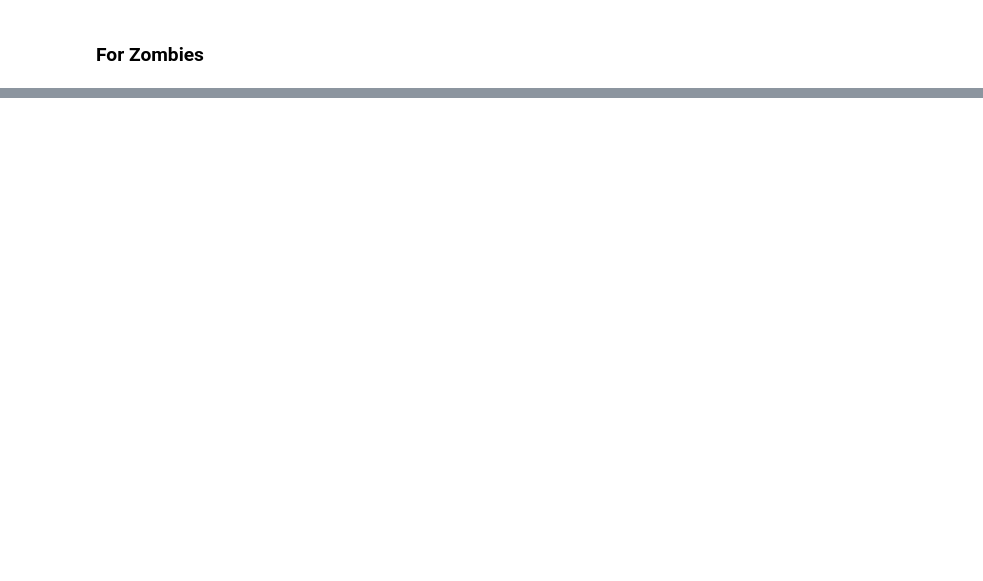
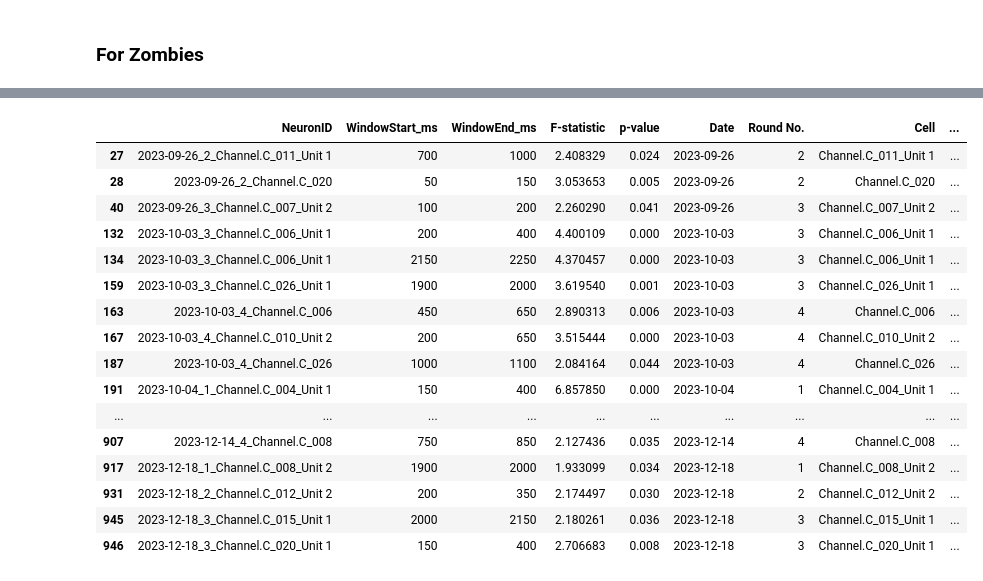
Before and after one commit to EdConnorLab/Julie, a Jupyter notebook: notebooks/generating_files_for_ed.ipynb, the cells around one changed output, grey strips where cells are left out. Cells and saved outputs as stored; diff of their text form; code cells hidden in the pictures; blank space fills up the shorter version.

```diff
--- a/notebooks/generating_files_for_ed.ipynb
+++ b/notebooks/generating_files_for_ed.ipynb
@@ -180,0 +172,5 @@ zom_perm_results, zom_sig_results = run_permutation_anova_by_window(zombies_df,
+# %%
+# Detected windows
+zombies_results_df = pd.DataFrame(results)
+zombies_results_df = zombies_results_df.sort_values(by=['NeuronID'])
+zombies_results_df.head()
@@ -180,0 +184,15 @@ zom_perm_results, zom_sig_results = run_permutation_anova_by_window(zombies_df,
+# %%
+# Extract spike counts in the windows
+zombies_extracted_spikes_df = extract_spike_counts_from_windows(zombies_results_df)
+# %%
+# Run Perm ANOVA on BestFrans
+zombies_df = zombies_extracted_spikes_df[zombies_extracted_spikes_df['MonkeyGroup'] == monkey_group]
+_, zom_sig_results = run_permutation_anova_by_window(zombies_df,
+                                category_col='MonkeyName',
+                                neuron_col='NeuronID',
+                                count_col='SpikeCount',
+                                window_start_col='WindowStart_ms',
+                                window_end_col='WindowEnd_ms',
+                                n_permutations=1000,
+                                alpha=0.05,
+                                plot=False)
@@ -180,0 +226,5 @@ zom_perm_results, zom_sig_results = run_permutation_anova_by_window(zombies_df,
+# %%
+zom_sig_copy= zom_sig_results.copy()
+zom_sig_copy[['Date', 'Round No.', 'Cell']] = zom_sig_results['NeuronID'].str.split('_', n=2, expand=True)
+zom_sig_copy['Time Window'] = list(zip(zom_sig_copy['WindowStart_ms'], zom_sig_copy['WindowEnd_ms']))
+zom_sig_copy.head() # --- save this and share with Ed !!
@@ -180,0 +238,20 @@ zom_perm_results, zom_sig_results = run_permutation_anova_by_window(zombies_df,
+# %%
+zom_sig_copy
+# %% [output]
+|  | NeuronID | WindowStart_ms | WindowEnd_ms | F-statistic | p-value | Date | Round No. | Cell | ... |
+| 27 | 2023-09-26_2_Channel.C_011_Unit 1 | 700 | 1000 | 2.408329 | 0.024 | 2023-09-26 | 2 | Channel.C_011_Unit 1 | ... |
+| 28 | 2023-09-26_2_Channel.C_020 | 50 | 150 | 3.053653 | 0.005 | 2023-09-26 | 2 | Channel.C_020 | ... |
+| 40 | 2023-09-26_3_Channel.C_007_Unit 2 | 100 | 200 | 2.260290 | 0.041 | 2023-09-26 | 3 | Channel.C_007_Unit 2 | ... |
+| 132 | 2023-10-03_3_Channel.C_006_Unit 1 | 200 | 400 | 4.400109 | 0.000 | 2023-10-03 | 3 | Channel.C_006_Unit 1 | ... |
+| 134 | 2023-10-03_3_Channel.C_006_Unit 1 | 2150 | 2250 | 4.370457 | 0.000 | 2023-10-03 | 3 | Channel.C_006_Unit 1 | ... |
+| 159 | 2023-10-03_3_Channel.C_026_Unit 1 | 1900 | 2000 | 3.619540 | 0.001 | 2023-10-03 | 3 | Channel.C_026_Unit 1 | ... |
+| 163 | 2023-10-03_4_Channel.C_006 | 450 | 650 | 2.890313 | 0.006 | 2023-10-03 | 4 | Channel.C_006 | ... |
+| 167 | 2023-10-03_4_Channel.C_010_Unit 2 | 200 | 650 | 3.515444 | 0.000 | 2023-10-03 | 4 | Channel.C_010_Unit 2 | ... |
+| 187 | 2023-10-03_4_Channel.C_026 | 1000 | 1100 | 2.084164 | 0.044 | 2023-10-03 | 4 | Channel.C_026 | ... |
+| 191 | 2023-10-04_1_Channel.C_004_Unit 1 | 150 | 400 | 6.857850 | 0.000 | 2023-10-04 | 1 | Channel.C_004_Unit 1 | ... |
+| ... | ... | ... | ... | ... | ... | ... | ... | ... | ... |
+| 907 | 2023-12-14_4_Channel.C_008 | 750 | 850 | 2.127436 | 0.035 | 2023-12-14 | 4 | Channel.C_008 | ... |
+| 917 | 2023-12-18_1_Channel.C_008_Unit 2 | 1900 | 2000 | 1.933099 | 0.034 | 2023-12-18 | 1 | Channel.C_008_Unit 2 | ... |
+| 931 | 2023-12-18_2_Channel.C_012_Unit 2 | 200 | 350 | 2.174497 | 0.030 | 2023-12-18 | 2 | Channel.C_012_Unit 2 | ... |
+| 945 | 2023-12-18_3_Channel.C_015_Unit 1 | 2000 | 2150 | 2.180261 | 0.036 | 2023-12-18 | 3 | Channel.C_015_Unit 1 | ... |
+| 946 | 2023-12-18_3_Channel.C_020_Unit 1 | 150 | 400 | 2.706683 | 0.008 | 2023-12-18 | 3 | Channel.C_020_Unit 1 | ... |
```
Also changed, not shown: parts of 14 cells of this notebook, 1 other file.
